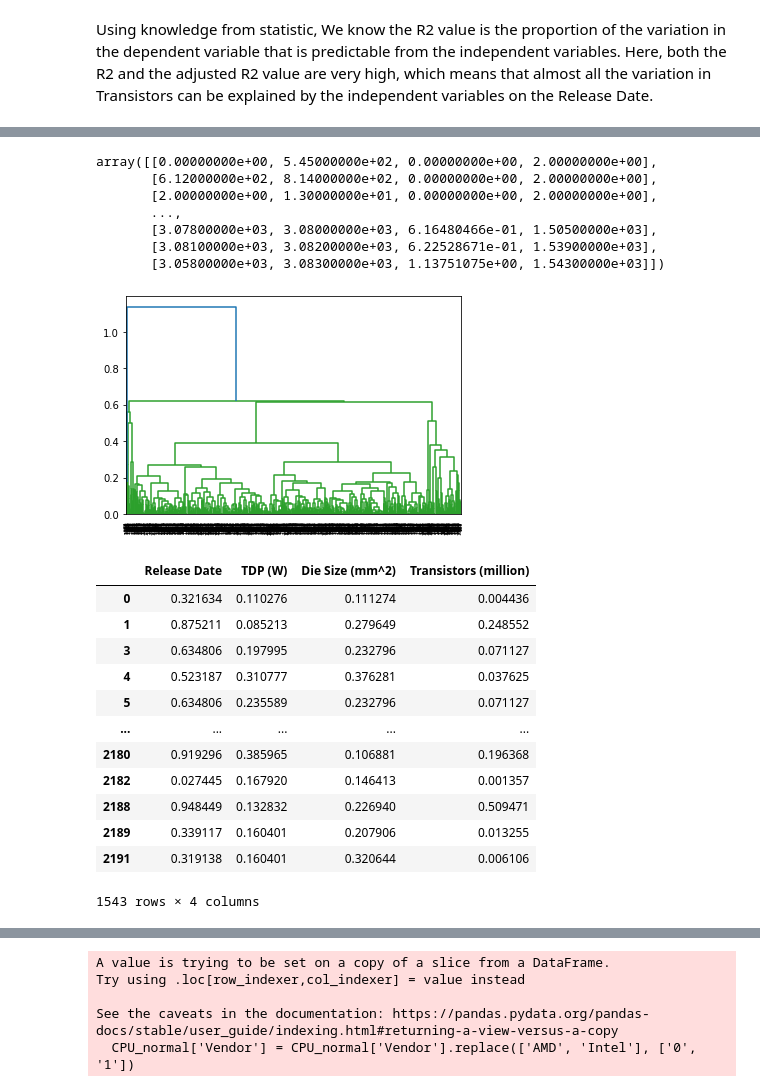
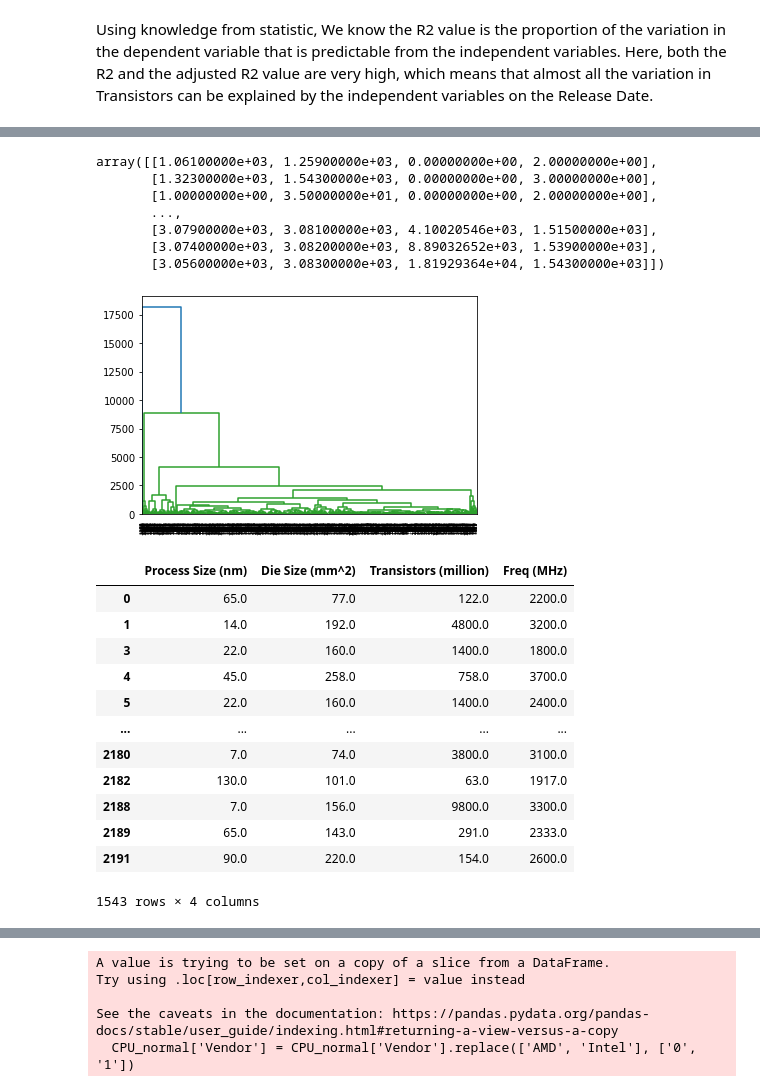
Before and after one commit to Yuchen-PLB/ECS171-FP, a Jupyter notebook: Clustering.ipynb, the cells around one changed output, grey strips where cells are left out. Cells and saved outputs as stored; diff of their text form; code cells hidden in the pictures.

```diff
--- a/Clustering.ipynb
+++ b/Clustering.ipynb
@@ -537,0 +559,7 @@ CPU_p.head()
+# %%
+CPU['Vendor'] = CPU['Vendor'].replace(['AMD', 'Intel'], ['0', '1'])
+#GPU_normal['Vendor'] = GPU_normal['Vendor'].replace(['AMD', 'Intel', 'Other', 'NVIDIA', 'ATI'], ['0', '1','2','3','4'])
+CPU_w = CPU.iloc[:,[0,2,3,4,5,6,7,8,9]]
+CPU_w = CPU_w.dropna()
+display(CPU_w)
+CPU_p = CPU_w.iloc[:,[1,2,3,4,5,6,8]]
@@ -538,7 +585,7 @@ CPU_p.head()
 # %%
+
+CPU_p = CPU_p.iloc[:,[1,3,4,5]]
 display(CPU_p.head())
-CPU_a = CPU_p
-CPU_p = CPU_p.iloc[:,[1,3,4,5]]
 linkage_method = linkage(CPU_p, method ='average', metric='euclidean')
 Dendrogram = dendrogram(linkage_method)
 linkage_method
@@ -552,26 +599,26 @@ linkage_method
-array([[0.00000000e+00, 5.45000000e+02, 0.00000000e+00, 2.00000000e+00],
-       [6.12000000e+02, 8.14000000e+02, 0.00000000e+00, 2.00000000e+00],
-       [2.00000000e+00, 1.30000000e+01, 0.00000000e+00, 2.00000000e+00],
+array([[1.06100000e+03, 1.25900000e+03, 0.00000000e+00, 2.00000000e+00],
+       [1.32300000e+03, 1.54300000e+03, 0.00000000e+00, 3.00000000e+00],
+       [1.00000000e+00, 3.50000000e+01, 0.00000000e+00, 2.00000000e+00],
        ...,
-       [3.07800000e+03, 3.08000000e+03, 6.16480466e-01, 1.50500000e+03],
-       [3.08100000e+03, 3.08200000e+03, 6.22528671e-01, 1.53900000e+03],
-       [3.05800000e+03, 3.08300000e+03, 1.13751075e+00, 1.54300000e+03]])
+       [3.07900000e+03, 3.08100000e+03, 4.10020546e+03, 1.51500000e+03],
+       [3.07400000e+03, 3.08200000e+03, 8.89032652e+03, 1.53900000e+03],
+       [3.05600000e+03, 3.08300000e+03, 1.81929364e+04, 1.54300000e+03]])
-[figure, old version]
+[figure, new version]
 # %%
 CPU_p
 # %% [output]
-|  | Release Date | TDP (W) | Die Size (mm^2) | Transistors (million) |
-| 0 | 0.321634 | 0.110276 | 0.111274 | 0.004436 |
-| 1 | 0.875211 | 0.085213 | 0.279649 | 0.248552 |
-| 3 | 0.634806 | 0.197995 | 0.232796 | 0.071127 |
-| 4 | 0.523187 | 0.310777 | 0.376281 | 0.037625 |
-| 5 | 0.634806 | 0.235589 | 0.232796 | 0.071127 |
+|  | Process Size (nm) | Die Size (mm^2) | Transistors (million) | Freq (MHz) |
+| 0 | 65.0 | 77.0 | 122.0 | 2200.0 |
+| 1 | 14.0 | 192.0 | 4800.0 | 3200.0 |
+| 3 | 22.0 | 160.0 | 1400.0 | 1800.0 |
+| 4 | 45.0 | 258.0 | 758.0 | 3700.0 |
+| 5 | 22.0 | 160.0 | 1400.0 | 2400.0 |
 | ... | ... | ... | ... | ... |
-| 2180 | 0.919296 | 0.385965 | 0.106881 | 0.196368 |
-| 2182 | 0.027445 | 0.167920 | 0.146413 | 0.001357 |
-| 2188 | 0.948449 | 0.132832 | 0.226940 | 0.509471 |
-| 2189 | 0.339117 | 0.160401 | 0.207906 | 0.013255 |
-| 2191 | 0.319138 | 0.160401 | 0.320644 | 0.006106 |
+| 2180 | 7.0 | 74.0 | 3800.0 | 3100.0 |
+| 2182 | 130.0 | 101.0 | 63.0 | 1917.0 |
+| 2188 | 7.0 | 156.0 | 9800.0 | 3300.0 |
+| 2189 | 65.0 | 143.0 | 291.0 | 2333.0 |
+| 2191 | 90.0 | 220.0 | 154.0 | 2600.0 |
 1543 rows × 4 columns
 # %%
 cluster_ea = AgglomerativeClustering(n_clusters=3, linkage='ward',affinity='euclidean')
```
Also changed, not shown: parts of 5 cells of this notebook.
